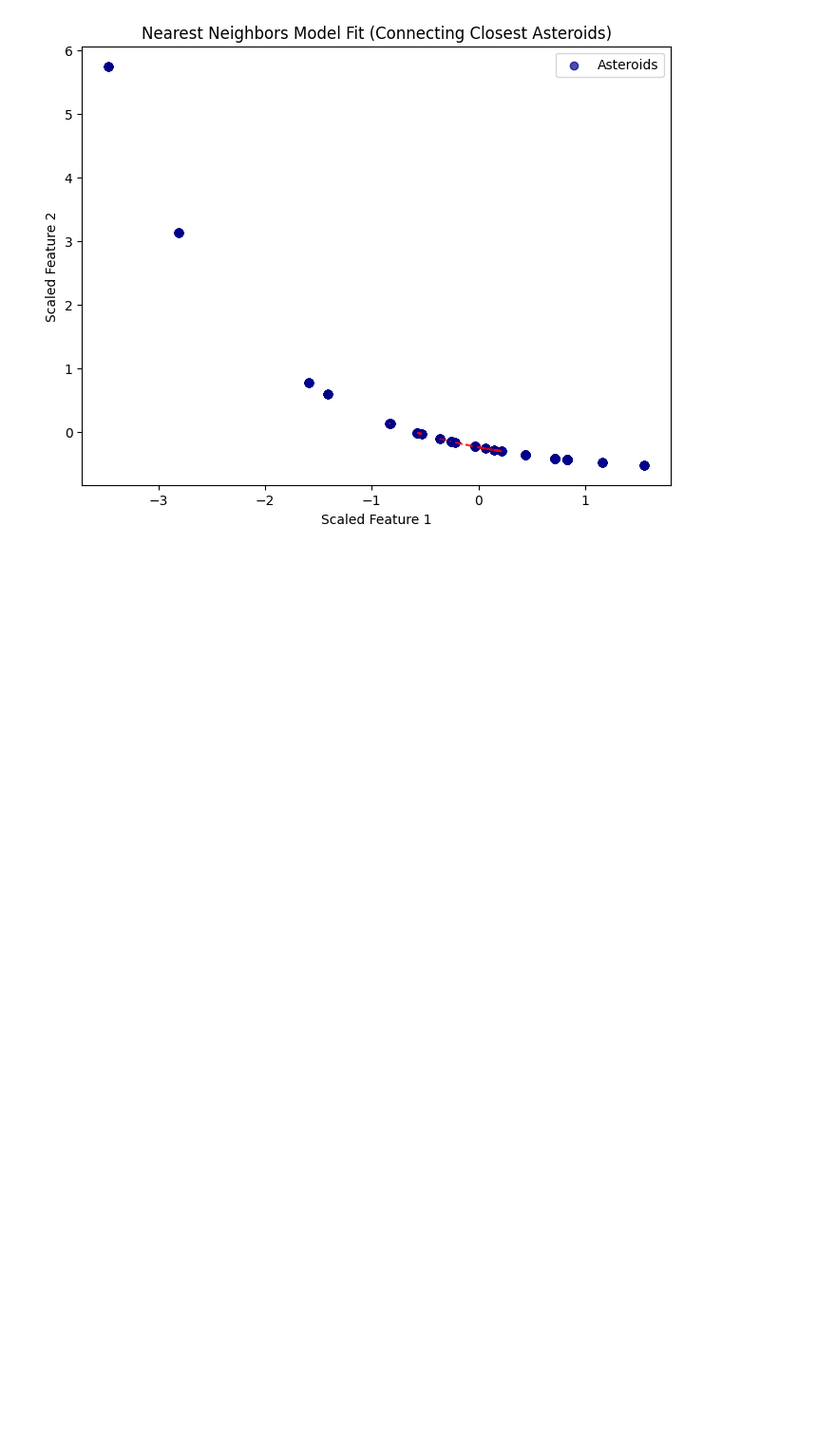
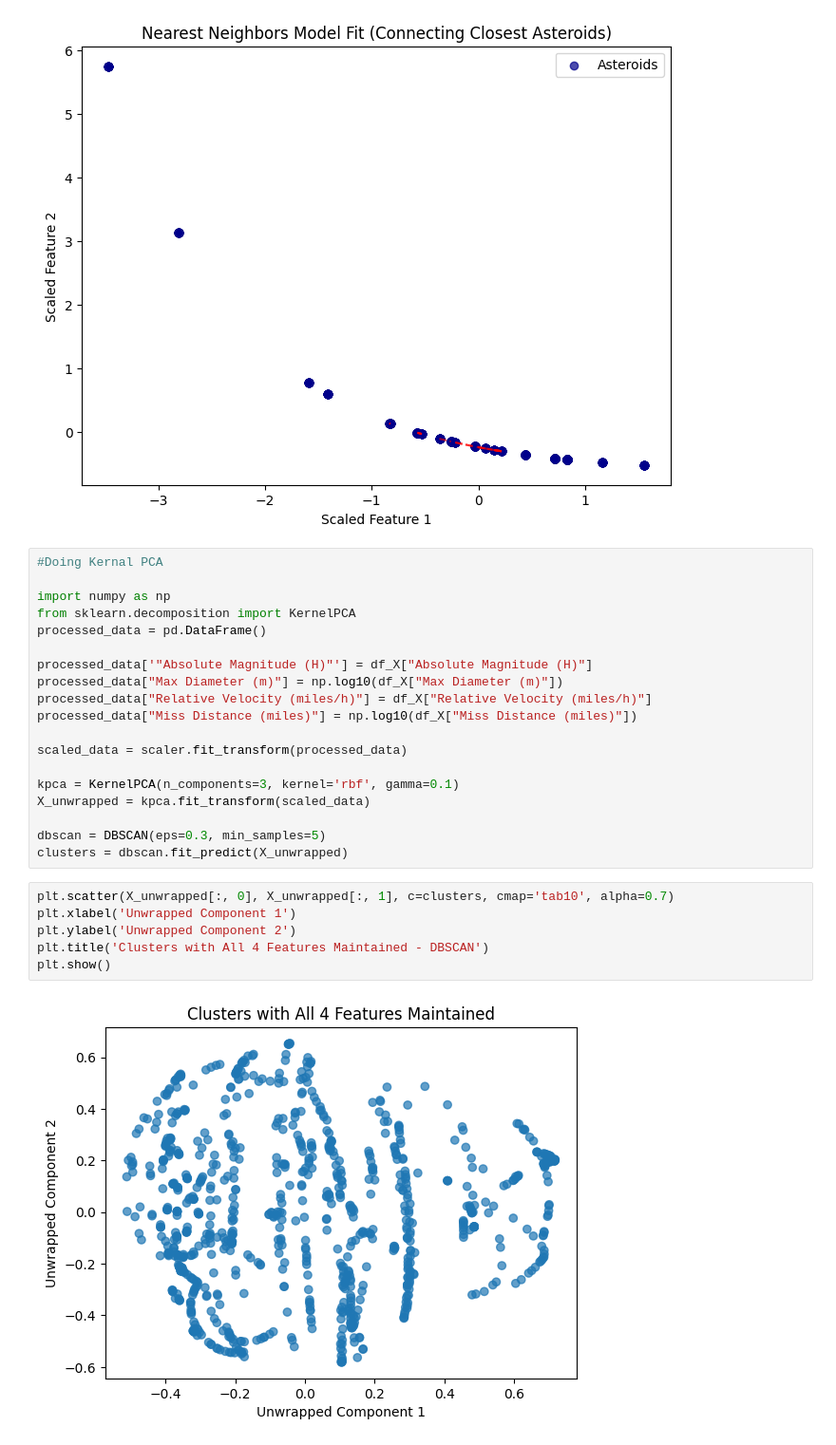
Before and after one commit to tirthas970-cmyk/AeroTrack-Prime, a Jupyter notebook: NEOClassfieri.ipynb, the cells around one changed output. Shown at 95% size. Cells and saved outputs as stored; diff of their text form; blank space fills up the shorter version.

```diff
--- a/NEOClassfieri.ipynb
+++ b/NEOClassfieri.ipynb
@@ -122,3 +122,30 @@ plt.legend()
 plt.show()
 # %% [output]
 [figure]
+# %%
+#Doing Kernal PCA
+
+import numpy as np
+from sklearn.decomposition import KernelPCA
+processed_data = pd.DataFrame()
+
+processed_data['"Absolute Magnitude (H)"'] = df_X["Absolute Magnitude (H)"]
+processed_data["Max Diameter (m)"] = np.log10(df_X["Max Diameter (m)"])
+processed_data["Relative Velocity (miles/h)"] = df_X["Relative Velocity (miles/h)"]
+processed_data["Miss Distance (miles)"] = np.log10(df_X["Miss Distance (miles)"])
+
+scaled_data = scaler.fit_transform(processed_data)
+
+kpca = KernelPCA(n_components=3, kernel='rbf', gamma=0.1)
+X_unwrapped = kpca.fit_transform(scaled_data)
+
+dbscan = DBSCAN(eps=0.3, min_samples=5)
+clusters = dbscan.fit_predict(X_unwrapped)
+# %%
+plt.scatter(X_unwrapped[:, 0], X_unwrapped[:, 1], c=clusters, cmap='tab10', alpha=0.7)
+plt.xlabel('Unwrapped Component 1')
+plt.ylabel('Unwrapped Component 2')
+plt.title('Clusters with All 4 Features Maintained - DBSCAN')
+plt.show()
+# %% [output]
+[figure, added]
```
Also changed, not shown: parts of 8 cells of this notebook, 1 other file.
